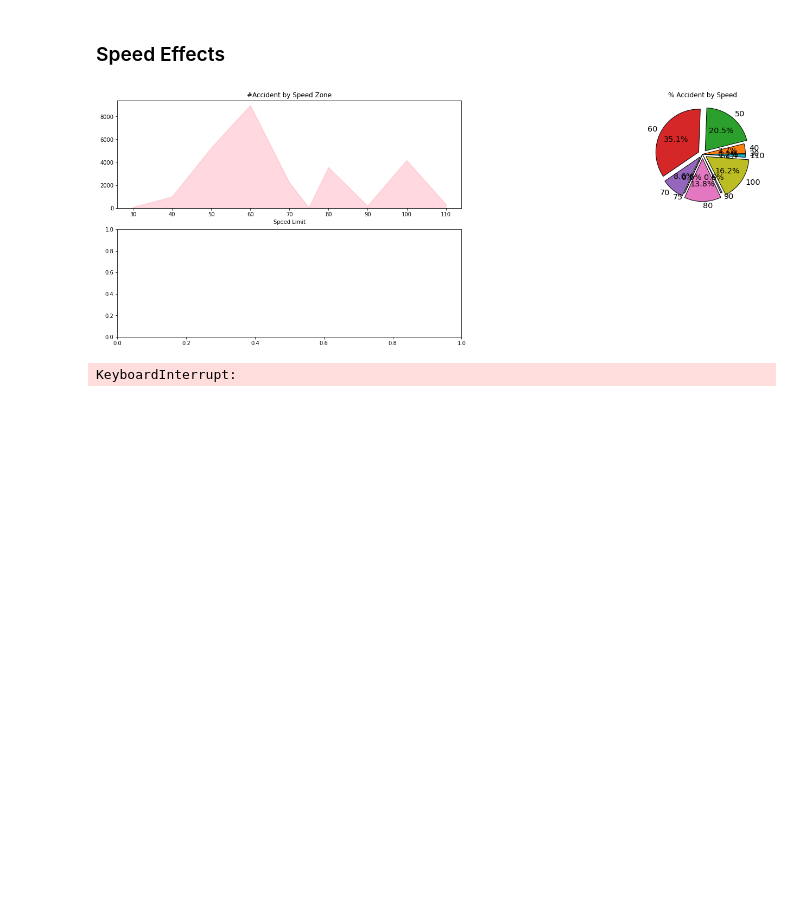
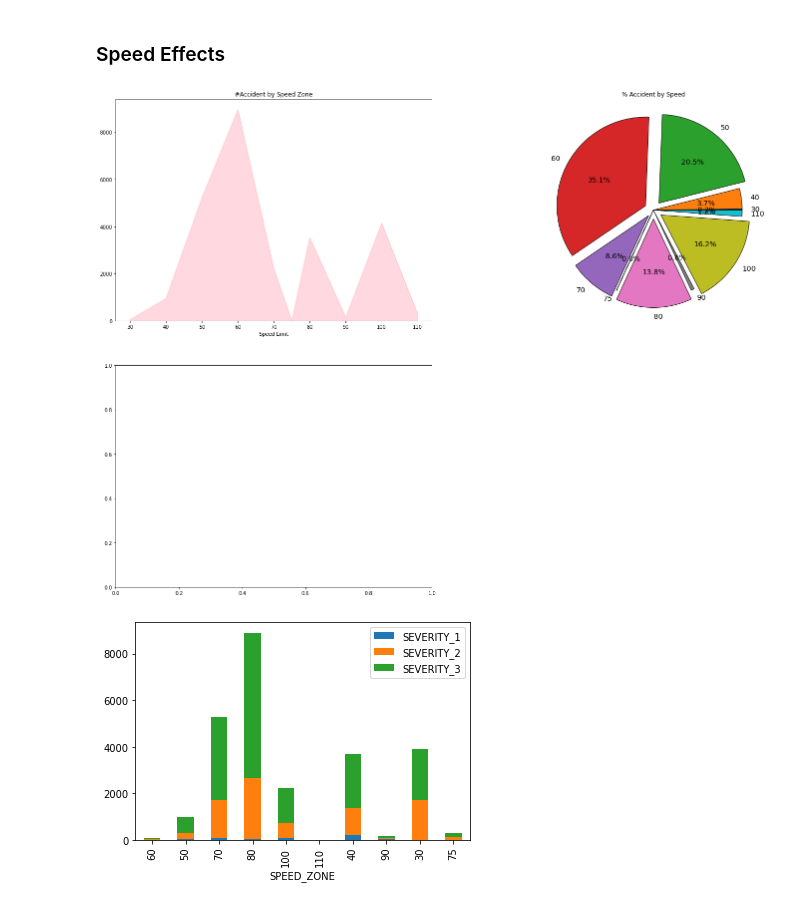
Before and after one commit to parthatulparekh/VIC_Road_Accident, a Jupyter notebook: Road_Accident.ipynb, the cells around one changed output. Cells and saved outputs as stored; diff of their text form; code cells hidden in the pictures; blank space fills up the shorter version.

```diff
--- a/Road_Accident.ipynb
+++ b/Road_Accident.ipynb
@@ -116,38 +112,68 @@ plt.show()
 # %%
 fig1 = plt.subplot2grid((2,2),(0,0))
 df2 = df.groupby('SPEED_ZONE')['SPEED_ZONE'].count()
-ax = df2.plot.area(title = '#Accident by Speed Zone', xlabel='Speed',figsize=(25,8), color="pink", alpha=0.6)
+ax = df2.plot.area(title = '#Accident by Speed Zone', xlabel='Speed', color="pink", alpha=0.6)
 ax.set_xlabel('Speed Limit')
 ax.plot(color = "red", alpha=0.8)
 
 
 
 fig1 = plt.subplot2grid((2,2),(0,1))
 explode = (0,0,0.1,0.1,0.08,0,0.1,0,0.1,0)
-df.groupby('SPEED_ZONE')['SPEED_ZONE'].count().plot(kind='pie', title='% Accident by Speed',figsize=(25,8), label='', autopct='%.1f%%', explode=explode,wedgeprops={'linewidth' : 1, 'edgecolor': 'black'}, textprops={'color' : 'black', 'size':'x-large'})
+df.groupby('SPEED_ZONE')['SPEED_ZONE'].count().plot(kind='pie', title='% Accident by Speed',figsize=(25,18), label='', autopct='%.1f%%', explode=explode,wedgeprops={'linewidth' : 1, 'edgecolor': 'black'}, textprops={'color' : 'black', 'size':'x-large'})
 
 
-severity1 = df[df['SPEED_ZONE']] = 1
-severity2 = df[df['SPEED_ZONE']] = 2
-#severity2 = df[df['SPEED_ZONE'].str.contains(2)]
-severity3 = df[df['SPEED_ZONE']] = 3
+# severity1 = df[df['SPEED_ZONE']] = 1
+# severity2 = df[df['SPEED_ZONE']] = 2
+# #severity2 = df[df['SPEED_ZONE'].str.contains(2)]
+# severity3 = df[df['SPEED_ZONE']] = 3
 
 fig1 = plt.subplot2grid((2,2),(1,0))
-# df2 = df.groupby('SPEED_ZONE')['SPEED_ZONE'].count()
+
+# df2 = df.groupby(['SPEED_ZONE','SEVERITY'])['SEVERITY'].count()
 # plt.bar(df2, severity1,color='red')
 # plt.bar(df2, bottom=severity1+severity2,color='yellow')
 # plt.bar(df2, bottom=severity1+severity2+severity3,color='blue')
 
-df3 = df[['SEVERITY','SPEED_ZONE']].copy()
-name = df.groupby('SPEED_ZONE')['SPEED_ZONE'].count()
-df3.plot(x='SPEED_ZONE', kind='bar', stacked=True)
+
+df3 = df.groupby(['SPEED_ZONE','SEVERITY'])['SEVERITY'].count()
+
+ax = df.SPEED_ZONE.unique().tolist()
+
+ay = df.loc[df['SEVERITY'] == 1]
+ay2 = ay.groupby(['SPEED_ZONE'])['SEVERITY'].count()
+s1 = ay2.tolist()
+y1= np.array(s1)
+
+ay = df.loc[df['SEVERITY'] == 2]
+ay2 = ay.groupby(['SPEED_ZONE'])['SEVERITY'].count()
+s2 = ay2.tolist()
+y2= np.array(s2)
+
+ay = df.loc[df['SEVERITY'] == 3]
+ay2 = ay.groupby(['SPEED_ZONE'])['SEVERITY'].count()
+s3 = ay2.tolist()
+y3= np.array(s3)
+
+df4 = pd.DataFrame({'SPEED_ZONE': pd.Series(ax), 'SEVERITY_1': pd.Series(s1), 'SEVERITY_2': pd.Series(s2), 'SEVERITY_3': pd.Series(s3)}).fillna(0)
+
+stacked = df4.plot.bar(x='SPEED_ZONE', stacked=True)
+
+# plt.bar(ax, y1, color='r')
+# plt.bar(ax, y2, bottom=y1, color='b')
+# plt.bar(ax, y3, bottom=y1+y2, color='y')
+
+# ax = df.groupby(['SPEED_ZONE'])
+# ay = df.groupby(['SEVERITY'])
+# #plt.bar(ax, ay, color='r')
+# df3.plot(x=ax, kind='bar',stacked=True)
 
 #fig1 = plt.subplot2grid((2,2),(1,0))
 #explode = (0,0,0.1,0.1,0.08,0,0.1,0,0.1,0)
 #df.groupby('SEVERITY')['SPEED_ZONE'].count().plot(kind='pie', title='% Accident by Speed', label='',figsize=(25,17), autopct='%.1f%%', wedgeprops={'linewidth' : 1, 'edgecolor': 'black'}, textprops={'color' : 'black', 'size':'x-large'})
 
 
 plt.show()
 # %% [output]
-[figure, old version]
+[figure, new version]
-KeyboardInterrupt:
+[figure, added]
```
Also changed, not shown: parts of 3 cells of this notebook.
